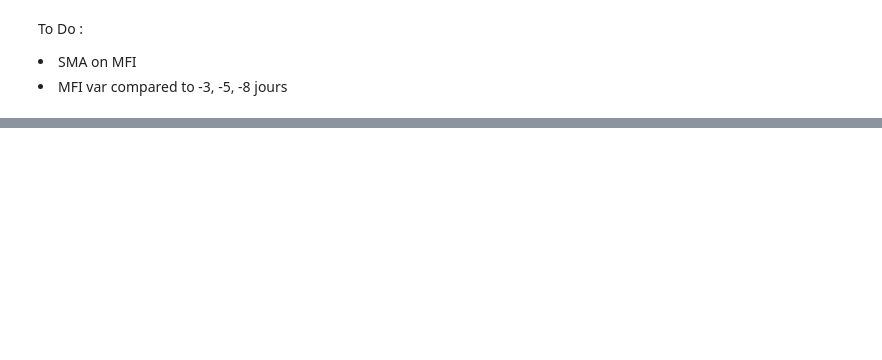
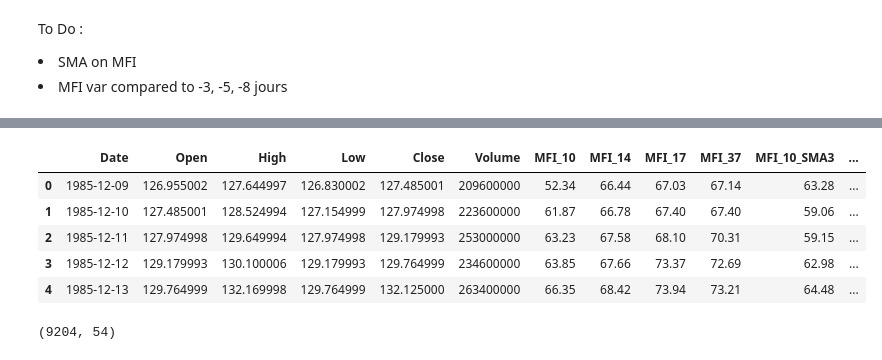
Before and after one commit to AxelRK200/trend_finder_dataiku, a Jupyter notebook: Exploration/yfinance_exploration.ipynb, the cells around one changed output, grey strips where cells are left out. Cells and saved outputs as stored; diff of their text form; code cells hidden in the pictures; blank space fills up the shorter version.

```diff
--- a/Exploration/yfinance_exploration.ipynb
+++ b/Exploration/yfinance_exploration.ipynb
@@ -153,0 +211,31 @@ To Do :
+# %%
+colonnes_mfi = df_mfi.columns[-4:].to_list()
+periodes = [3,5,8]
+# %%
+for colonne in colonnes_mfi :
+    '''Calcul des moyennes mobiles, MA3 et MA5,
+    pour chacune des colonnes MFI'''
+
+    # SMA 3
+    col_name_short = str(colonne) + "_SMA" + str(periodes[0])
+    df_mfi[col_name_short] = round( df_mfi[colonne].rolling(periodes[0]).mean() ,2)
+    # SMA 5
+    col_name_mid = str(colonne) + "_SMA" + str(periodes[1])
+    df_mfi[col_name_mid] = round( df_mfi[colonne].rolling(periodes[1]).mean() ,2)
+
+    for p in periodes :
+        '''Calcul des variations (Slope)
+        d'abord MFI valeur absolue, à -3, -5 et -8 jours
+        pour pour les SMA pour les mêmes périodes'''
+        col_name_var = "var_" + str(colonne) + "_" + str(p) + "j"
+        df_mfi[col_name_var] = round( (df_mfi[colonne] - df_mfi[colonne].shift(p)) / df_mfi[colonne].shift(p) ,2)
+
+        # Variations de short MA, à -3, -5 et -8 jours
+        col_name_short_var = "var_" + col_name_short + "_" + str(p) + "j"
+        shifted = df_mfi[col_name_short].shift(p)
+        df_mfi[col_name_short_var] = round( (df_mfi[col_name_short] - shifted) / shifted ,2)
+
+        # Variations de mid MA, à -3, -5 et -8 jours
+        col_name_mid_var = "var_" + col_name_mid + "_" + str(p) + "j"
+        shifted = df_mfi[col_name_mid].shift(p)
+        df_mfi[col_name_mid_var] = round( (df_mfi[col_name_mid] - shifted) / shifted ,2)
@@ -153,0 +262,15 @@ To Do :
+# %%
+df_mfi = df_mfi.loc[12:]
+df_mfi.reset_index(drop=True, inplace=True)
+df_mfi.head()
+# %% [output]
+|  | Date | Open | High | Low | Close | Volume | MFI_10 | MFI_14 | MFI_17 | MFI_37 | MFI_10_SMA3 | ... |
+| 0 | 1985-12-09 | 126.955002 | 127.644997 | 126.830002 | 127.485001 | 209600000 | 52.34 | 66.44 | 67.03 | 67.14 | 63.28 | ... |
+| 1 | 1985-12-10 | 127.485001 | 128.524994 | 127.154999 | 127.974998 | 223600000 | 61.87 | 66.78 | 67.40 | 67.40 | 59.06 | ... |
+| 2 | 1985-12-11 | 127.974998 | 129.649994 | 127.974998 | 129.179993 | 253000000 | 63.23 | 67.58 | 68.10 | 70.31 | 59.15 | ... |
+| 3 | 1985-12-12 | 129.179993 | 130.100006 | 129.179993 | 129.764999 | 234600000 | 63.85 | 67.66 | 73.37 | 72.69 | 62.98 | ... |
+| 4 | 1985-12-13 | 129.764999 | 132.169998 | 129.764999 | 132.125000 | 263400000 | 66.35 | 68.42 | 73.94 | 73.21 | 64.48 | ... |
+# %%
+df_mfi.shape
+# %% [output]
+(9204, 54)
```
Also changed, not shown: parts of 15 cells of this notebook.
